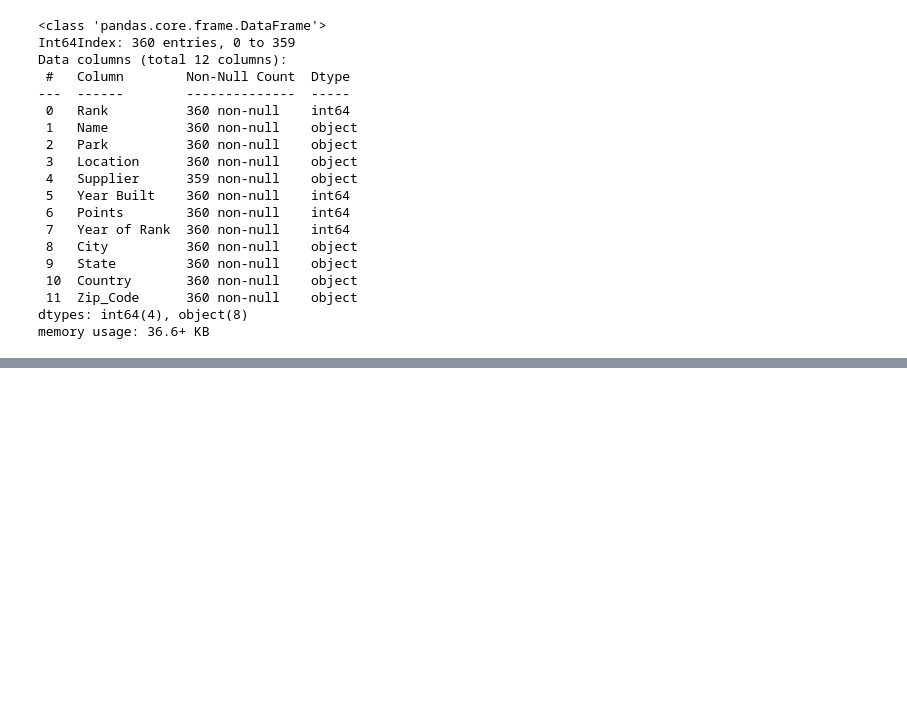
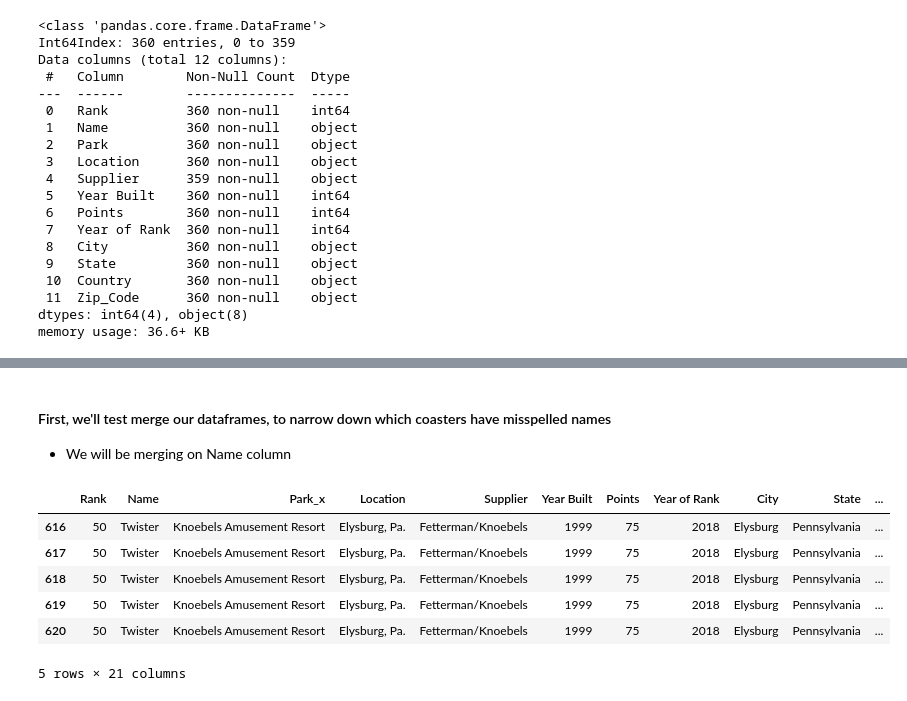
Before and after one commit to megancindric/roller_coaster_analysis, a Jupyter notebook: data_cleaning.ipynb, the cells around one changed output, grey strips where cells are left out. Drawn from its saved outputs; the diff is of its cells as text; code cells hidden in the pictures; blank space fills up the shorter version.

```diff
--- a/data_cleaning.ipynb
+++ b/data_cleaning.ipynb
@@ -324,0 +330,3 @@ memory usage: 36.6+ KB
+# %%
+coasters = coasters.rename(columns = {"name":"Name"})
+coasters.info()
@@ -324,0 +351,13 @@ memory usage: 36.6+ KB
+# %% [markdown]
+#### First, we'll test merge our dataframes, to narrow down which coasters have misspelled names
+- We will be merging on Name column
+# %%
+coaster_and_locations.merge(coasters, on="Name", how="left").tail()
+# %% [output]
+|  | Rank | Name | Park_x | Location | Supplier | Year Built | Points | Year of Rank | City | State | ... |
+| 616 | 50 | Twister | Knoebels Amusement Resort | Elysburg, Pa. | Fetterman/Knoebels | 1999 | 75 | 2018 | Elysburg | Pennsylvania | ... |
+| 617 | 50 | Twister | Knoebels Amusement Resort | Elysburg, Pa. | Fetterman/Knoebels | 1999 | 75 | 2018 | Elysburg | Pennsylvania | ... |
+| 618 | 50 | Twister | Knoebels Amusement Resort | Elysburg, Pa. | Fetterman/Knoebels | 1999 | 75 | 2018 | Elysburg | Pennsylvania | ... |
+| 619 | 50 | Twister | Knoebels Amusement Resort | Elysburg, Pa. | Fetterman/Knoebels | 1999 | 75 | 2018 | Elysburg | Pennsylvania | ... |
+| 620 | 50 | Twister | Knoebels Amusement Resort | Elysburg, Pa. | Fetterman/Knoebels | 1999 | 75 | 2018 | Elysburg | Pennsylvania | ... |
+5 rows × 21 columns
```
Also changed, not shown: parts of 11 cells of this notebook, 4 other files.
